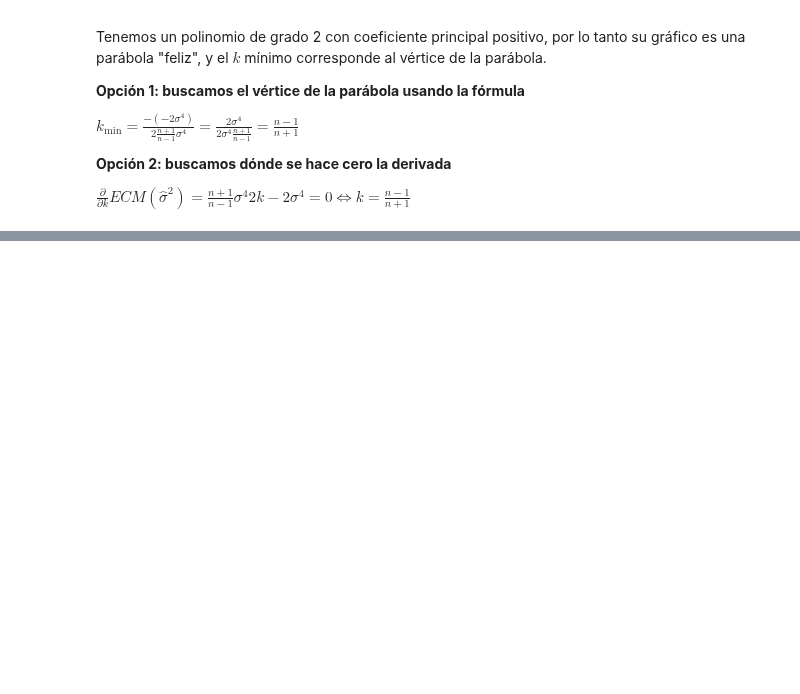
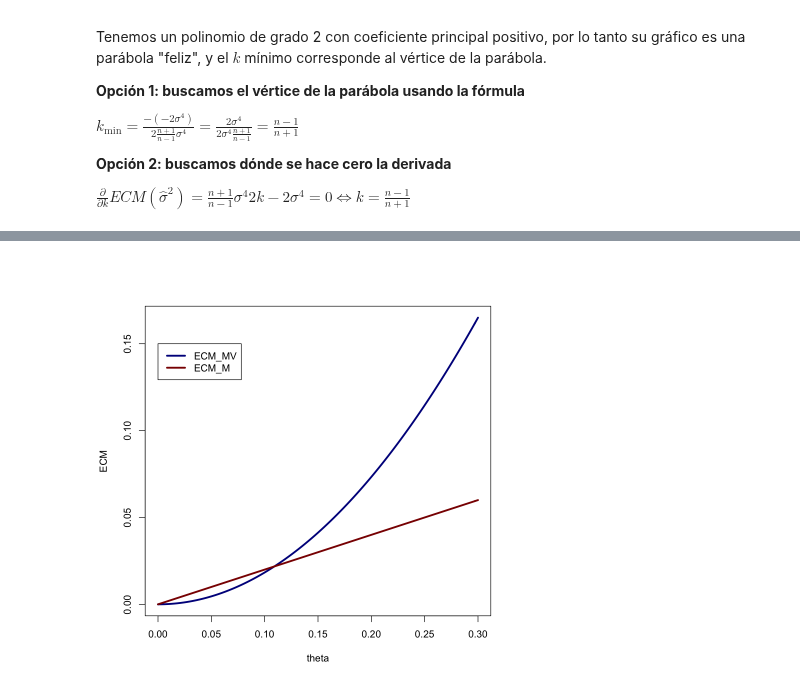
Before and after one commit to honi/uba-probabilidad-y-estadistica, a Jupyter notebook: Soluciones/Práctica7.ipynb, the cells around one changed output, grey strips where cells are left out. Cells and saved outputs as stored; diff of their text form; code cells hidden in the pictures; blank space fills up the shorter version.

```diff
--- a/Soluciones/Práctica7.ipynb
+++ b/Soluciones/Práctica7.ipynb
@@ -818,0 +895,10 @@ $
+# %%
+n = 10
+ecm_MV = function(t) 2 / (n+2) * (n+1) * t^2
+ecm_M = function(t) 2 * t / n
+
+curve(ecm_MV, col='darkblue', lwd=3, from=0, to=0.3, xlab='theta', ylab='ECM')
+curve(ecm_M, col='darkred', lwd=3, add=TRUE)
+legend(x=0, y=0.15, legend=c('ECM_MV', 'ECM_M'), col=c('darkblue', 'darkred'), lwd=3)
+# %% [output]
+[figure, added]
```
Also changed, not shown: parts of 3 cells of this notebook.
